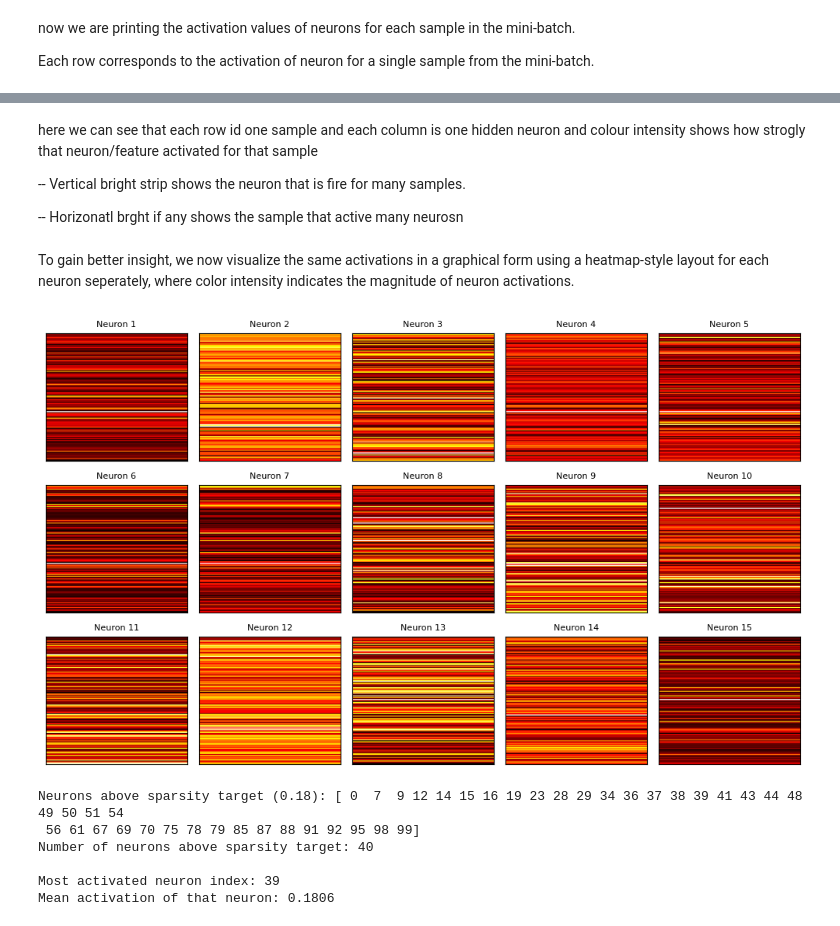
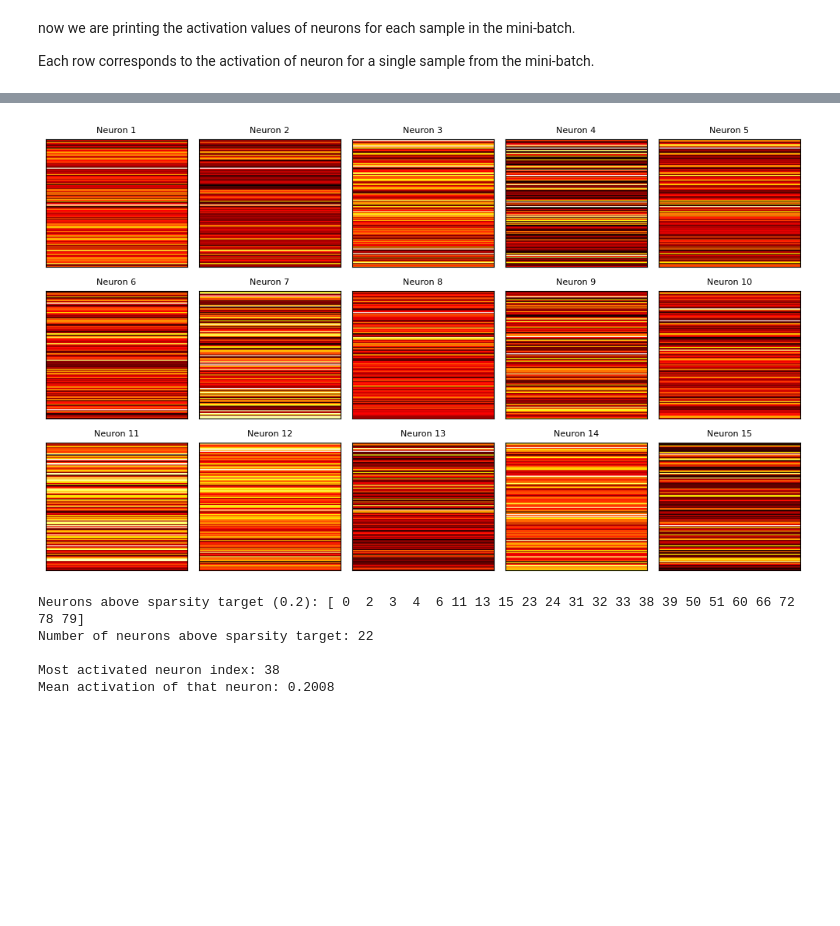
Before and after one commit to Anshu00027/SAE-for-PINNs, a Jupyter notebook: SAE-for-Taylor-Green-Vortex-PINNs.ipynb, the cells around one changed output, grey strips where cells are left out. Cells and saved outputs as stored; diff of their text form; code cells hidden in the pictures; blank space fills up the shorter version.

```diff
--- a/SAE-for-Taylor-Green-Vortex-PINNs.ipynb
+++ b/SAE-for-Taylor-Green-Vortex-PINNs.ipynb
@@ -98,8 +98,8 @@ class SparseAutoencoder(nn.Module):
 # Initialize and train
 in_dims = hidden_tensor.shape[1]
 h_dims = 100
-sparsity_lambda=1e-3
-sparsity_target=0.18
+sparsity_lambda=1e-4
+sparsity_target=0.2
 sae = SparseAutoencoder(in_dims, h_dims,sparsity_lambda, sparsity_target)
 device = torch.device('cuda' if torch.cuda.is_available() else 'cpu')
 sae.to(device)
@@ -107,7 +107,6 @@ optimizer = torch.optim.Adam(sae.parameters(), lr=1e-3)
 
 # Training
 n_epochs = 2000
-last_batch_encoded = None
 
 for epoch in range(n_epochs):
     total_loss = 0
@@ -120,11 +119,17 @@ for epoch in range(n_epochs):
         optimizer.step()
         total_loss += loss.item()
         # Keep last batch activations
-        last_batch_encoded = encoded.detach().cpu().numpy()
+
     if epoch % 100 == 0:
         print(f"Epoch {epoch+1}/{n_epochs} - Loss: {total_loss/len(dataloader):.6f}")
 
-# After training
+
+
+last_batch, _ = next(iter(dataloader))
+with torch.no_grad():
+    last_batch_encoded, _ = sae(last_batch.to(device))
+
+last_batch_encoded = last_batch_encoded.cpu().numpy()
 np.save("last_batch_encoded.npy", last_batch_encoded)
 print("Saved last mini-batch encoded activations:", last_batch_encoded.shape)
 
@@ -194,15 +190,4 @@ plt.show()
-# %% [markdown]
-here we can see that each row id one sample
-and each column is one hidden neuron
-and colour intensity shows how strogly that neuron/feature activated for that sample
-
--- Vertical bright strip shows the neuron that is fire for many samples.
-
--- Horizonatl brght if any shows the sample that active many neurosn
-# %% [markdown]
-To gain better insight, we now visualize the same activations in a graphical form using a heatmap-style layout for each neuron seperately, where color intensity indicates the magnitude of neuron activations.
 # %%
-
 def plot_last_batch_activations(activations, num_neurons, neurons_per_row, save_path=None):
     num_rows = (num_neurons + neurons_per_row - 1) // neurons_per_row
     fig, axes = plt.subplots(num_rows, neurons_per_row, figsize=(neurons_per_row * 2, num_rows * 2))
@@ -210,35 +195,37 @@ def plot_last_batch_activations(activations, num_neurons, neurons_per_row, save_
 
     """
     Visualizes neuron activations across samples in the last mini-batch.
 
     Each subplot represents one neuron. The vertical axis shows samples in the batch.
     Color intensity is the  activation magnitude. All subplots use the same color range
     for consistent interpretation.
     """
 
+
     for i in range(num_neurons):
         if i >= activations.shape[1]:
             break
         ax = axes[i]
         # Each neuron activation across the last batch samples
+
         ax.imshow(activations[:, i].reshape(-1, 1), aspect='auto', cmap='hot')
         ax.set_title(f'Neuron {i+1}', fontsize=8)
         ax.set_xticks([])
         ax.set_yticks([])
 
     for j in range(i+1, len(axes)):
         axes[j].axis('off')
 
     plt.tight_layout()
     if save_path:
         plt.savefig(save_path, dpi=600, bbox_inches='tight')
     plt.show()
 
 
 # Example call
-plot_last_batch_activations(last_batch_encoded, num_neurons=15, neurons_per_row=5, save_path="last_batch_activations.png")
+plot_last_batch_activations(last_batch_encoded, num_neurons=15, neurons_per_row=5, save_path="pic.png")
 # %% [output]
-[figure, old version]
+[figure, new version]
 # %%
 with torch.no_grad():
     full_encoded, _ = sae(hidden_tensor.to(device))
@@ -250,7 +237,7 @@ full_encoded = full_encoded.cpu().numpy()
 mean_activation_per_neuron = np.mean(full_encoded, axis=0)
 
 # Neurons above sparsity target
-threshold = 0.18
+threshold = 0.2
 active_neurons = np.where(mean_activation_per_neuron > threshold)[0]
 print(f"Neurons above sparsity target ({threshold}): {active_neurons}")
 print("Number of neurons above sparsity target:", len(active_neurons))
@@ -262,9 +249,8 @@ most_activated_value = mean_activation_per_neuron[most_activated_idx]
 print(f"\nMost activated neuron index: {most_activated_idx}")
 print(f"Mean activation of that neuron: {most_activated_value:.4f}")
 # %% [output]
-Neurons above sparsity target (0.18): [ 0  7  9 12 14 15 16 19 23 28 29 34 36 37 38 39 41 43 44 48 49 50 51 54
- 56 61 67 69 70 75 78 79 85 87 88 91 92 95 98 99]
-Number of neurons above sparsity target: 40
+Neurons above sparsity target (0.2): [ 0  2  3  4  6 11 13 15 23 24 31 32 33 38 39 50 51 60 66 72 78 79]
+Number of neurons above sparsity target: 22
 
-Most activated neuron index: 39
-Mean activation of that neuron: 0.1806
+Most activated neuron index: 38
+Mean activation of that neuron: 0.2008
```
Also changed, not shown: parts of 4 cells of this notebook.
